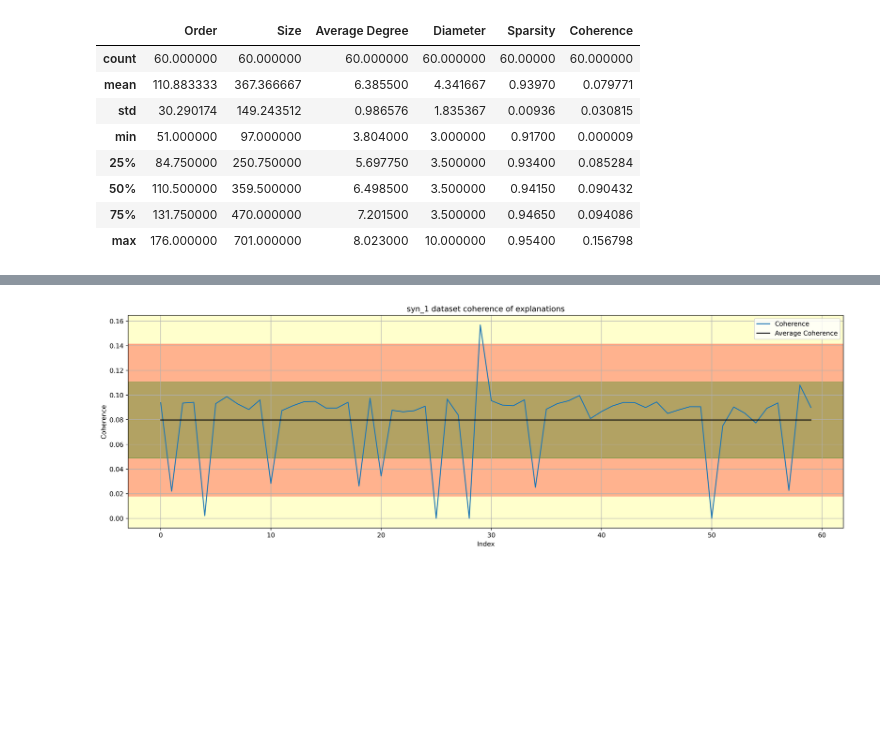
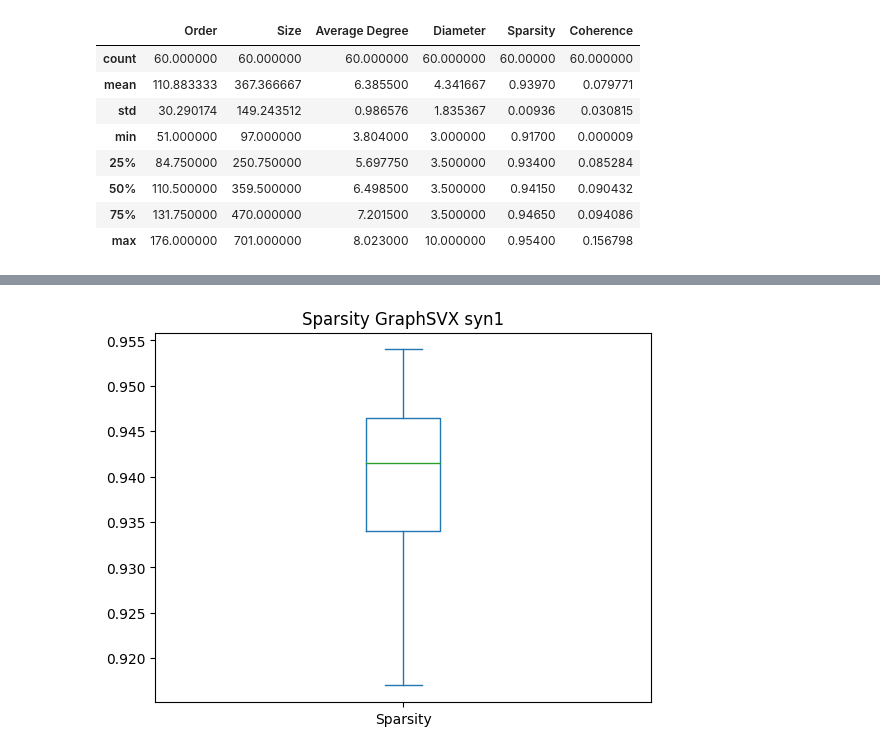
Before and after one commit to ASudu/GraphSVX_graph_properties, a Jupyter notebook: graph_theoretic_properties/syn1.ipynb, the cells around one changed output, grey strips where cells are left out. Saved outputs shown, nothing was run; the diff lists cells and outputs as text; code cells hidden in the pictures; blank space fills up the shorter version.

Commit message:
new plots

```diff
--- a/graph_theoretic_properties/syn1.ipynb
+++ b/graph_theoretic_properties/syn1.ipynb
@@ -134,6 +134,14 @@ adj_matrix.shape
 (700, 700)
 # %%
 def normalize(A):
+    """Min-max scaling for the matrix
+
+    Args:
+        A (np.ndarray): Matrix to normalize
+
+    Returns:
+        np.ndarray: Normalized matrix
+    """
     scale_factor = A.max() - A.min()
     B = np.ones_like(A)*A.min()
 
@@ -141,7 +149,17 @@ def normalize(A):
     return A
 
 def centrality(dataset_G,nodes,mask,node_to_explain):
+    """Calculate the coherence by comparing node (edge) importance score, assigned
+     by explanation method, with node (edge) betweeness centrality scores
 
+    Args:
+        adj (np.ndarray): Importance scores matrix for the mask
+        node (int): Node index that is being explained in mask
+        original (int): Node index that is being explained in origin syn1 graph
+
+    Returns:
+        float: coherence value
+    """
     sources = [node_to_explain]
     targets = [v for v in nodes if v!=node_to_explain]
     bc = nx.betweenness_centrality_subset(dataset_G,sources,targets)
@@ -165,6 +183,12 @@ def centrality(dataset_G,nodes,mask,node_to_explain):
     a = (np.linalg.norm(A1 - B1, 2)**2)
 
     coh = 2/(1 + math.exp(a))
+
+    # Save the arrays A1 and B1
+    folder = "D:\D_Drive\Github\Thesis\GraphSVX_graph_properties\graph_theoretic_properties\centrality_matrices\syn1"
+    file_name = str(node_to_explain) + ".npz"
+    path = os.path.join(folder,file_name)
+    np.savez(path,array1=A1,array2=B1)
 
     return coh
 
@@ -284,30 +278,8 @@ plt.show()
-# %%
-# Plot Coherence
-x = list(range(len(df)))
-coh = list(df['Coherence'])
-def_coh = list(np.ones(len(df))*0.5)
-mean_coh = list(np.ones(len(df))*df['Coherence'].mean())
-plt.figure(figsize=(20,6), dpi = 500)
-plt.gca().grid(True)
-plt.gca().set_facecolor((1, 1, 0.8))
-plt.plot(x, coh, label='Coherence')
-# plt.plot(x,def_sparse, label = 'Max edge density for sparse graphs')
-plt.plot(x,mean_coh, label = 'Average Coherence', color='k')
-
-sp_mean = df['Coherence'].mean()
-sp_std = df['Coherence'].std()
-y1 = sp_mean - sp_std
-y_1 = y1 - sp_std
-y2 = sp_mean + sp_std
-y_2 = y2 + sp_std
-plt.axhspan(y_1, y_2, color='red', alpha=0.3)
-plt.axhspan(y1, y2, color='green', alpha=0.3)
-
-plt.title('syn_1 dataset coherence of explanations', fontsize=12)
-plt.legend(prop={'size':10})
-plt.ylabel("Coherence")
-plt.xlabel("Index")
-plt.savefig(fname= "D:\D_Drive\Github\Thesis\GraphSVX_graph_properties\graph_theoretic_properties\plots\syn1_coherence")
-plt.show()
-# %% [output]
-[figure, removed]
+# %%
+# Plot Sparsity
+plt.figure()
+df['Sparsity'].plot(kind='box')
+plt.title("Sparsity GraphSVX syn1")
+plt.show()
+# %% [output]
+[figure, added]
```
Also changed, not shown: parts of 4 cells of this notebook, 5 other files.
